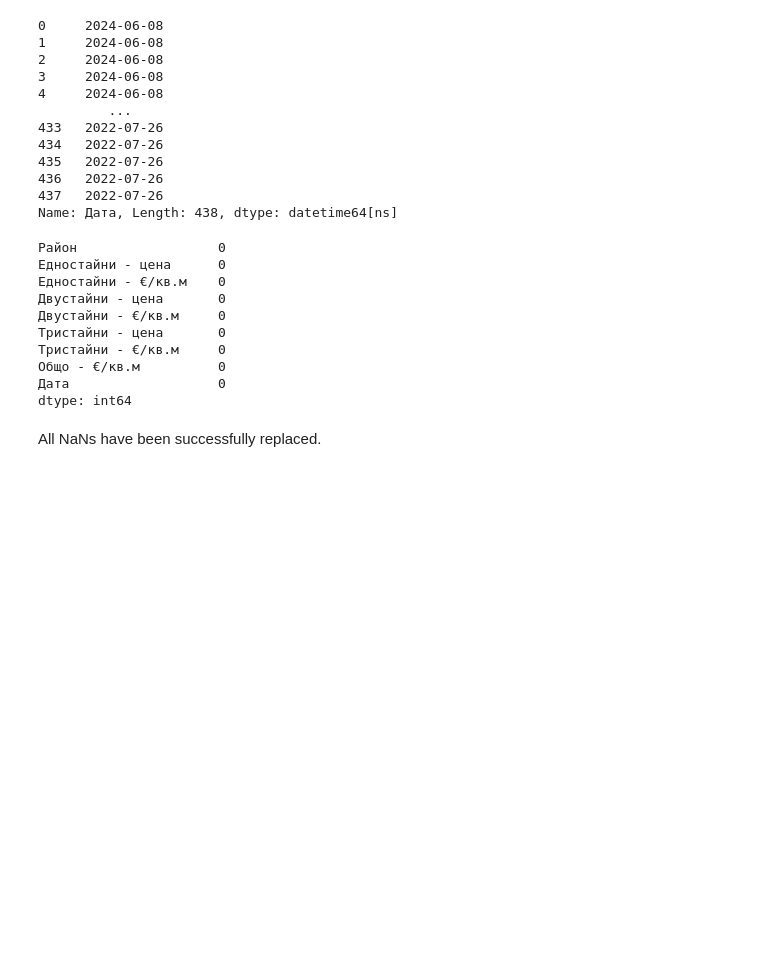
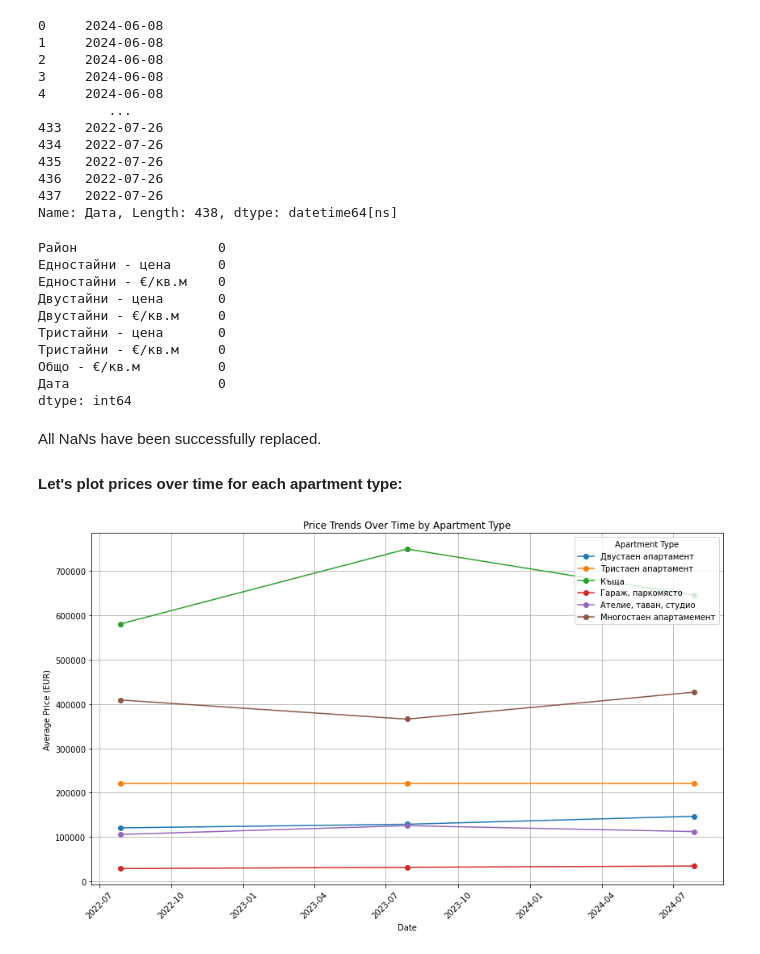
Before and after one commit to GalkaKG/Predicting-Sofia-Real-Estate-Prices, a Jupyter notebook: Predicting Sofia Real Estate Prices.ipynb, the cells around one changed output. Saved outputs shown, nothing was run; the diff lists cells and outputs as text; code cells hidden in the pictures; blank space fills up the shorter version.

Commit message:
plot prices

```diff
--- a/Predicting Sofia Real Estate Prices.ipynb
+++ b/Predicting Sofia Real Estate Prices.ipynb
@@ -370,3 +372,29 @@ second_df.isna().sum()
 dtype: int64
 # %% [markdown]
 All NaNs have been successfully replaced.
+
+#### Let's plot prices over time for each apartment type:
+# %%
+apartment_types = combined_df["Тип Апартамент"].unique()
+
+plt.figure(figsize=(14, 8))
+
+for apartment_type in apartment_types:
+    # Filter the DataFrame by apartment type
+    filtered_df = combined_df[combined_df["Тип Апартамент"] == apartment_type]
+
+    # Group by date and calculate the mean price for each date
+    price_over_time = filtered_df.groupby('Дата')['Цена'].mean()
+
+    # Plot the line for this apartment type
+    plt.plot(price_over_time.index, price_over_time.values, marker='o', label=apartment_type)
+
+plt.title('Price Trends Over Time by Apartment Type')
+plt.xlabel('Date')
+plt.ylabel('Average Price (EUR)')
+plt.xticks(rotation=45)
+plt.legend(title='Apartment Type')
+plt.grid(True)
+plt.show()
+# %% [output]
+[figure, added]
```
Also changed, not shown: parts of 5 cells of this notebook.
